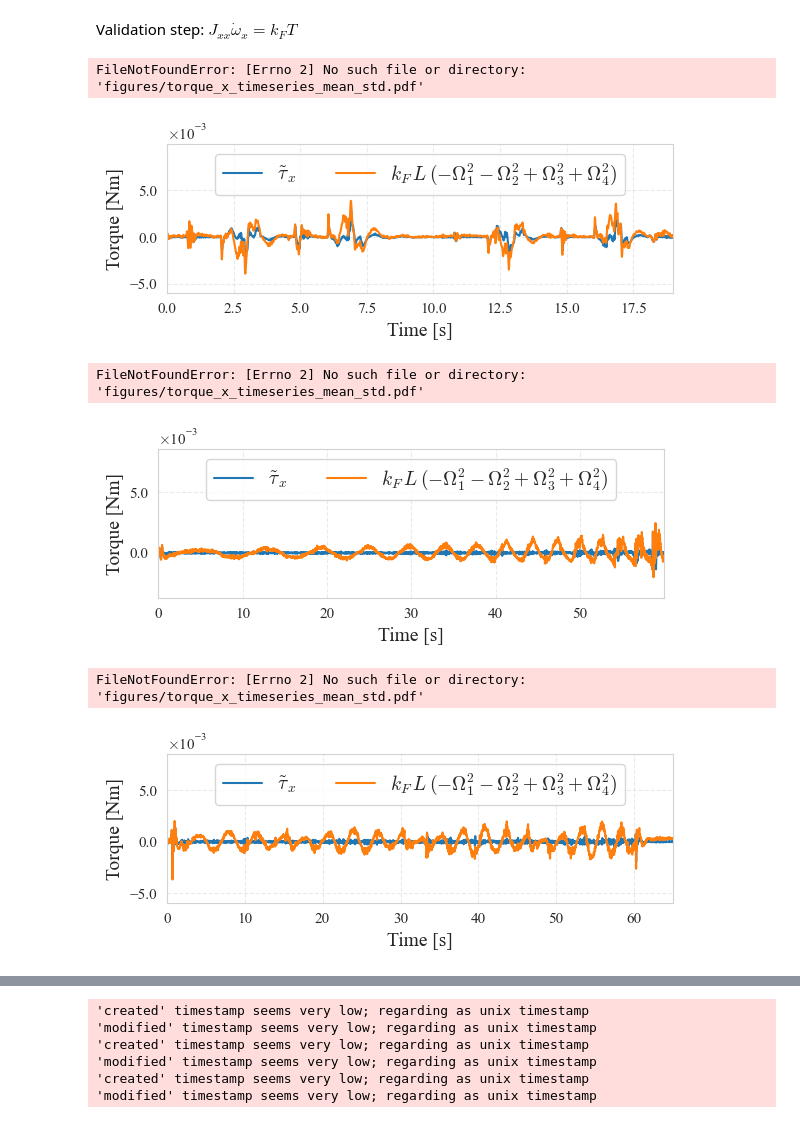
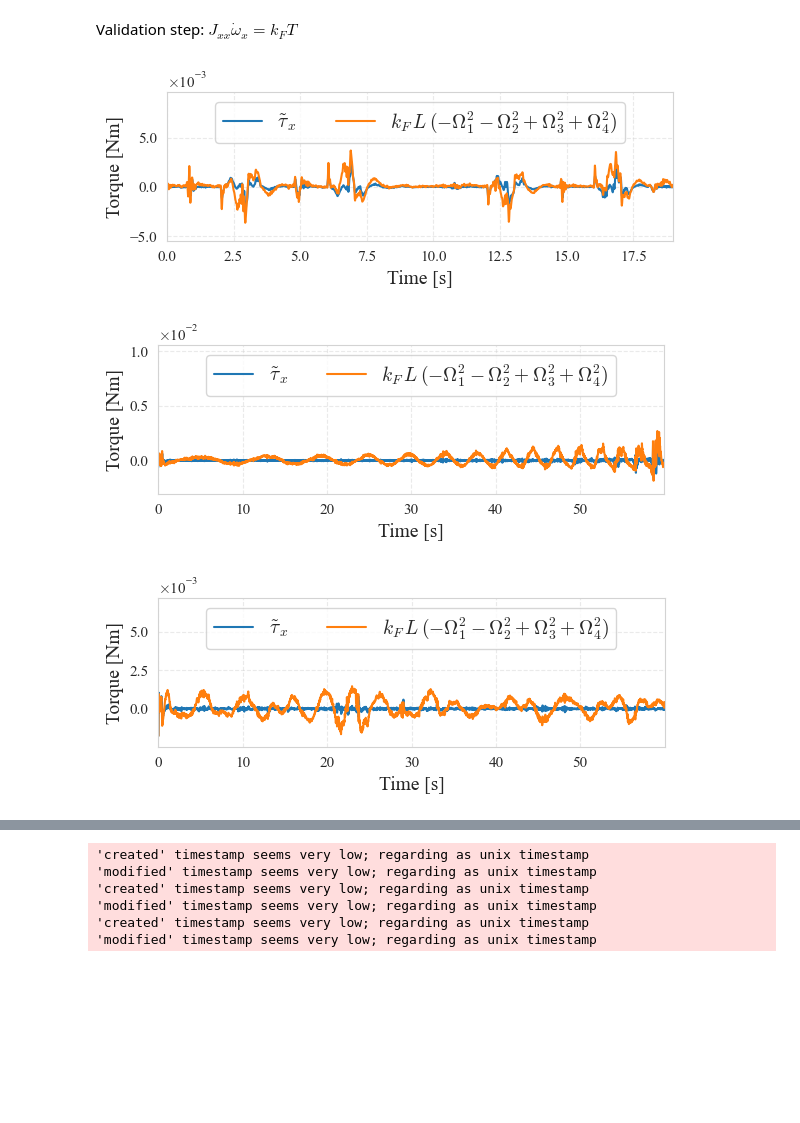
Before and after one commit to idsia-robotics/nanodrone-sysid-benchmark, a Jupyter notebook: train/thurst_drag_coeff_identification.ipynb, the cells around one changed output, grey strips where cells are left out. Drawn from its saved outputs; the diff is of its cells as text; code cells hidden in the pictures; blank space fills up the shorter version.

Commit message:
Fixed imports naming etc

```diff
--- a/train/thurst_drag_coeff_identification.ipynb
+++ b/train/thurst_drag_coeff_identification.ipynb
@@ -9,7 +9,7 @@ from scipy.spatial.transform import Rotation as R
 # %%
 setup_matplotlib()
 # %%
-experiments = ['square', 'random', 'chirp', 'melon']
+experiments = ['square', 'random', 'chirp']
 runs = [1, 2, 3, 4]
 df_real_dict = {}
 
@@ -24,3 +24,16 @@ for experiment in experiments:
         except Exception as e:
             print(e)
             continue
+
+experiments = ['melon']
+runs = [1, 2, 3]
+for experiment in experiments:
+    file_name = f'{experiment}_20251017'
+    for run in runs:
+        try:
+            file_name_real = f'{file_name}_run{run}.csv'
+            df_real = pd.read_csv(os.path.join('../data/test/', file_name_real))
+            df_real_dict[f'{experiment}_run{run}'] = df_real
+        except Exception as e:
+            print(e)
+            continue
@@ -273,9 +274,6 @@ def compute_torque_signals(df, Kf, L=0.0353):
 
     return out
 # %%
-import numpy as np
-import pandas as pd
-import matplotlib.pyplot as plt
 from matplotlib.ticker import ScalarFormatter, FuncFormatter
 
 J_xx = 2.3951e-5
@@ -287,7 +285,7 @@ class OneDecimalScalarFormatter(ScalarFormatter):
         self.format = "%1.1f"
 
 def plot_torque_x_comparison(df_real_dict, pattern, Kf,
-                           L=L, J_xx=J_xx, figsize=(6, 2.5), xlim=None, ylim=None):
+                           L=L, J_xx=J_xx, figsize=(6, 2.5), xlim=None, ylim=None, savefig=False):
     """
     Compute and plot τ_x comparison for all runs containing `pattern`.
 
@@ -388,24 +386,21 @@ def plot_torque_x_comparison(df_real_dict, pattern, Kf,
     ax.set_xlim(xlim)
     ax.set_ylim(ylim)
     fig.tight_layout()
-    fig.savefig("figures/torque_x_timeseries_mean_std.pdf")
+    if savefig:
+        fig.savefig("../figures/torque_x_timeseries_mean_std.pdf")
     plt.show()
 # %%
 plot_torque_x_comparison(df_real_dict, pattern="square", Kf=Kf)
 # %% [output]
-FileNotFoundError: [Errno 2] No such file or directory: 'figures/torque_x_timeseries_mean_std.pdf'
-[figure, old version]
+[figure, new version]
 # %%
 plot_torque_x_comparison(df_real_dict, pattern="chirp", Kf=Kf)
 # %% [output]
-FileNotFoundError: [Errno 2] No such file or directory: 'figures/torque_x_timeseries_mean_std.pdf'
-[figure, old version]
+[figure, new version]
 # %%
-#plot_torque_x_comparison(df_real_dict, pattern="random", Kf=Kf)
-plot_torque_x_comparison(df_real_dict, pattern="melon", Kf=Kf)
+plot_torque_x_comparison(df_real_dict, pattern="random", Kf=Kf)
 # %% [output]
-FileNotFoundError: [Errno 2] No such file or directory: 'figures/torque_x_timeseries_mean_std.pdf'
-[figure, old version]
+[figure, new version]
 # %%
 plot_torque_x_comparison(df_real_dict, pattern="melon", Kf=Kf)
 # %% [output]
```
Also changed, not shown: parts of 22 cells of this notebook, 58 other files.
